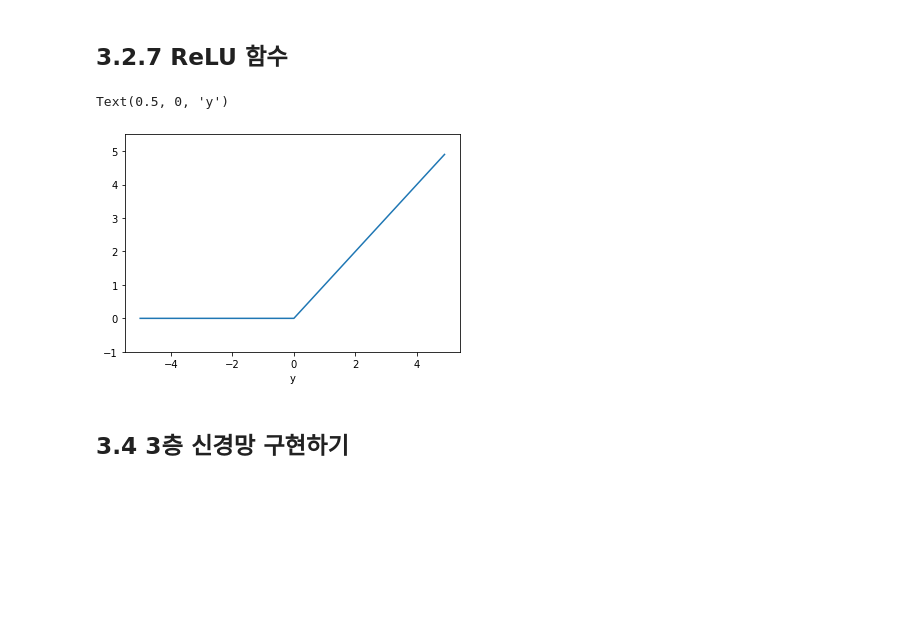
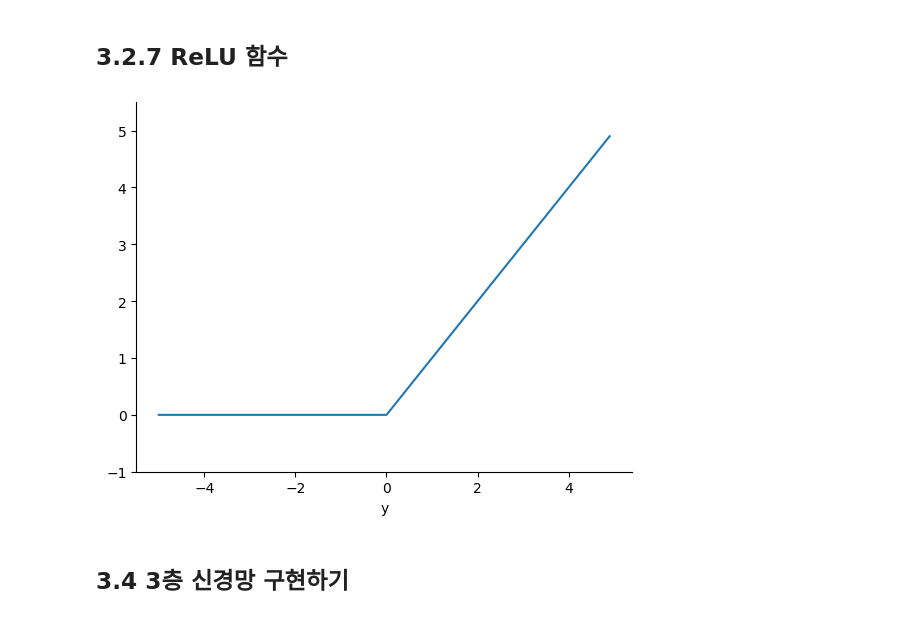
Before and after one commit to ssuai/deep_learning_from_scratch, a Jupyter notebook: ch03/neural_network.ipynb, the cells around one changed output. Saved outputs shown, nothing was run; the diff lists cells and outputs as text; code cells hidden in the pictures; blank space fills up the shorter version.

```diff
--- a/ch03/neural_network.ipynb
+++ b/ch03/neural_network.ipynb
@@ -57,18 +93,18 @@ Text(0, 0.5, 'y')
 # %%
 # relu.py
 def relu(x):
     return np.maximum(0, x)
 
 x = np.arange(-5.0, 5.0, 0.1)
 y = relu(x)
 
 plt.plot(x, y)
 plt.ylim(-1.0, 5.5)
 plt.xlabel('x')
 plt.xlabel('y')
+sns.despine()
 # %% [output]
-Text(0.5, 0, 'y')
-[figure, old version]
+[figure, new version]
 # %% [markdown]
 ## 3.4 3층 신경망 구현하기
 ![fig_3-15.png](attachment:fig_3-15.png)
```
Also changed, not shown: parts of 12 cells of this notebook.
